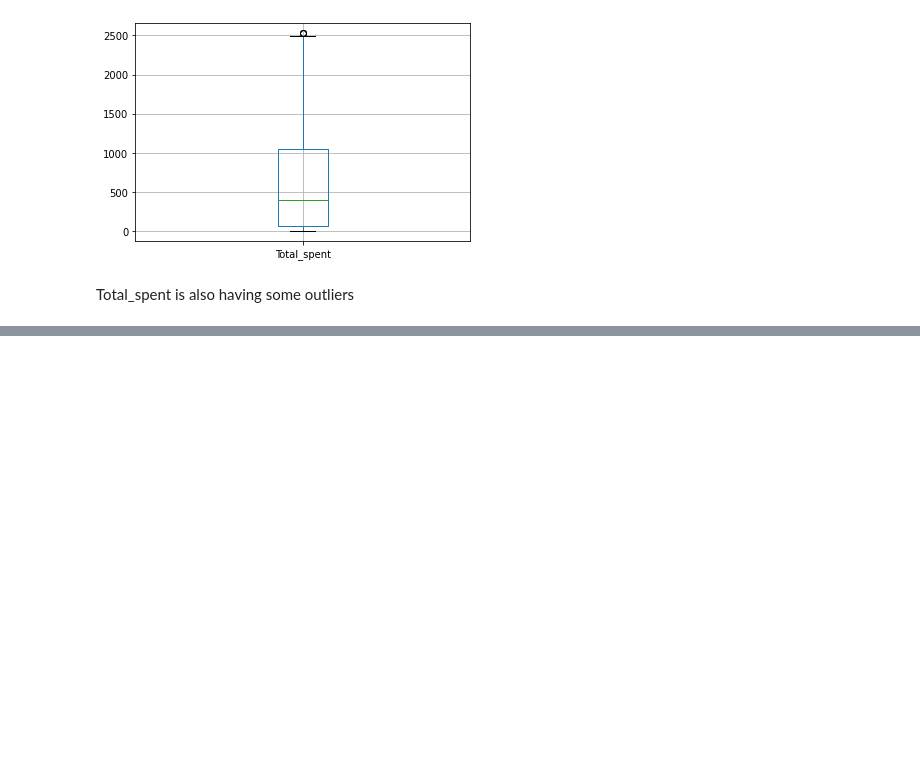
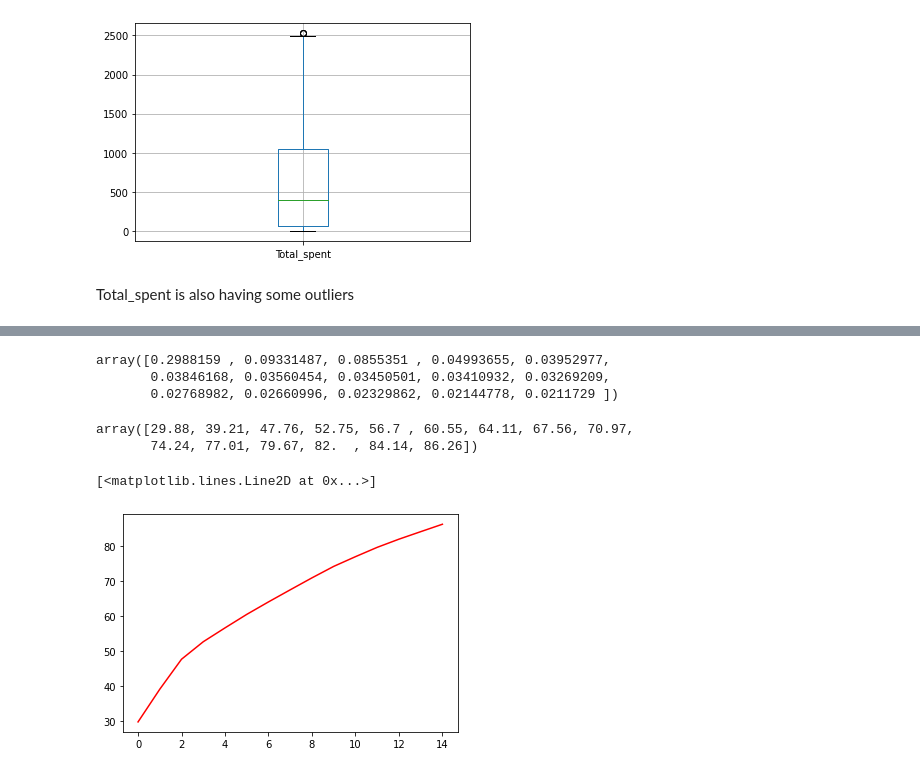
Before and after one commit to RiteshopShrivastava/Customer_Behavior_Analysis, a Jupyter notebook: Customer_behavoir_Analysis.ipynb, the cells around one changed output, grey strips where cells are left out. Drawn from its saved outputs; the diff is of its cells as text; code cells hidden in the pictures; blank space fills up the shorter version.

```diff
--- a/Customer_behavoir_Analysis.ipynb
+++ b/Customer_behavoir_Analysis.ipynb
@@ -417,0 +443,4 @@ Total_spent is also having some outliers
+# %%
+scaler = StandardScaler()
+rescaled = scaler.fit_transform(data2)
+rescaled
@@ -417,0 +483,3 @@ Total_spent is also having some outliers
+# %%
+pca = PCA(n_components=15)
+pca_values = pca.fit_transform(rescaled)
@@ -417,0 +502,15 @@ Total_spent is also having some outliers
+# %%
+# The amount of variance that each PCA explains is
+var = pca.explained_variance_ratio_
+var
+# %% [output]
+array([0.2988159 , 0.09331487, 0.0855351 , 0.04993655, 0.03952977,
+       0.03846168, 0.03560454, 0.03450501, 0.03410932, 0.03269209,
+       0.02768982, 0.02660996, 0.02329862, 0.02144778, 0.0211729 ])
+# %%
+# Cumulative variance
+cum_var = np.cumsum(np.round(var,decimals = 4)*100)
+cum_var
+# %% [output]
+array([29.88, 39.21, 47.76, 52.75, 56.7 , 60.55, 64.11, 67.56, 70.97,
+       74.24, 77.01, 79.67, 82.  , 84.14, 86.26])
@@ -417,0 +519,6 @@ Total_spent is also having some outliers
+# %%
+# Variance plot for PCA components obtained
+plt.plot(cum_var,color="red")
+# %% [output]
+[<matplotlib.lines.Line2D at 0x...>]
+[figure, added]
```
Also changed, not shown: parts of 51 cells of this notebook.
